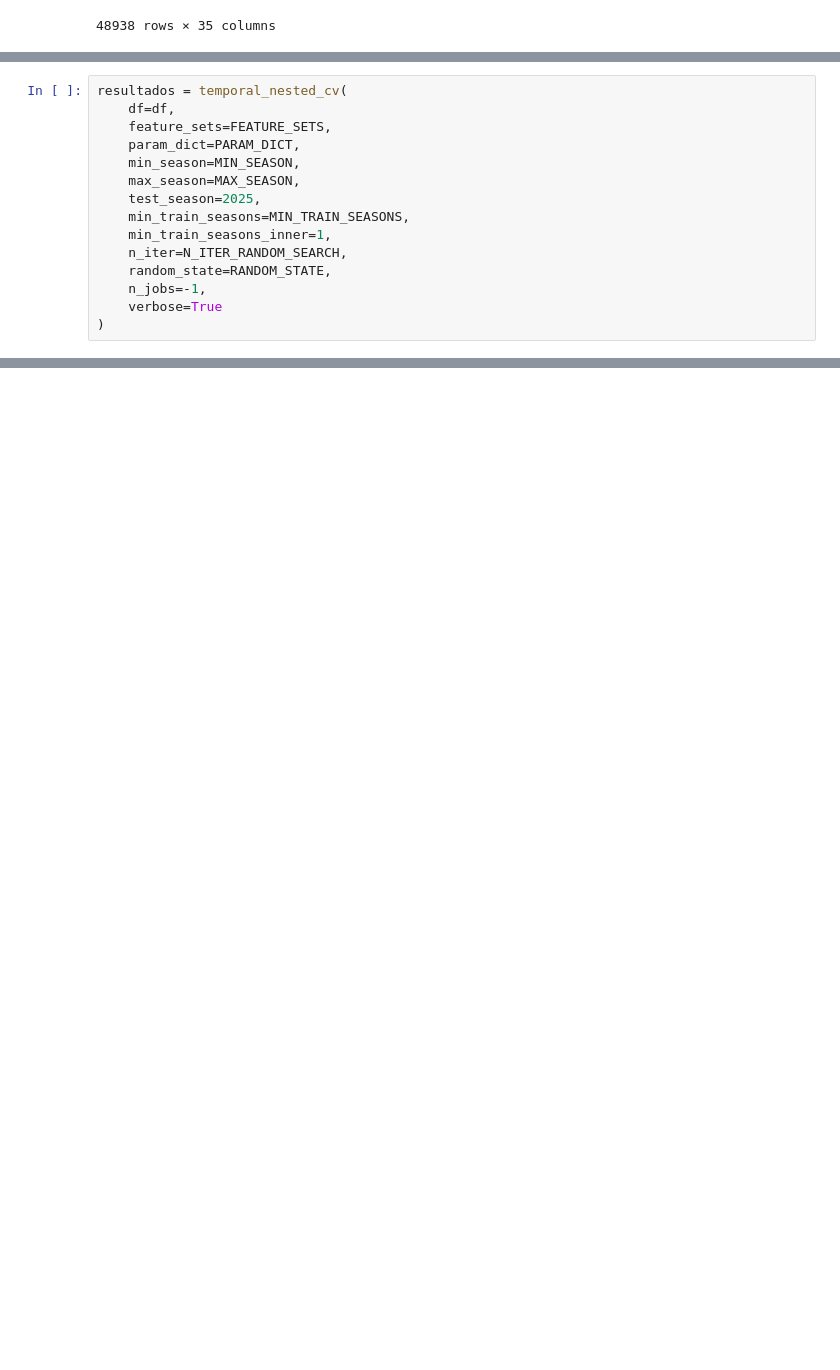
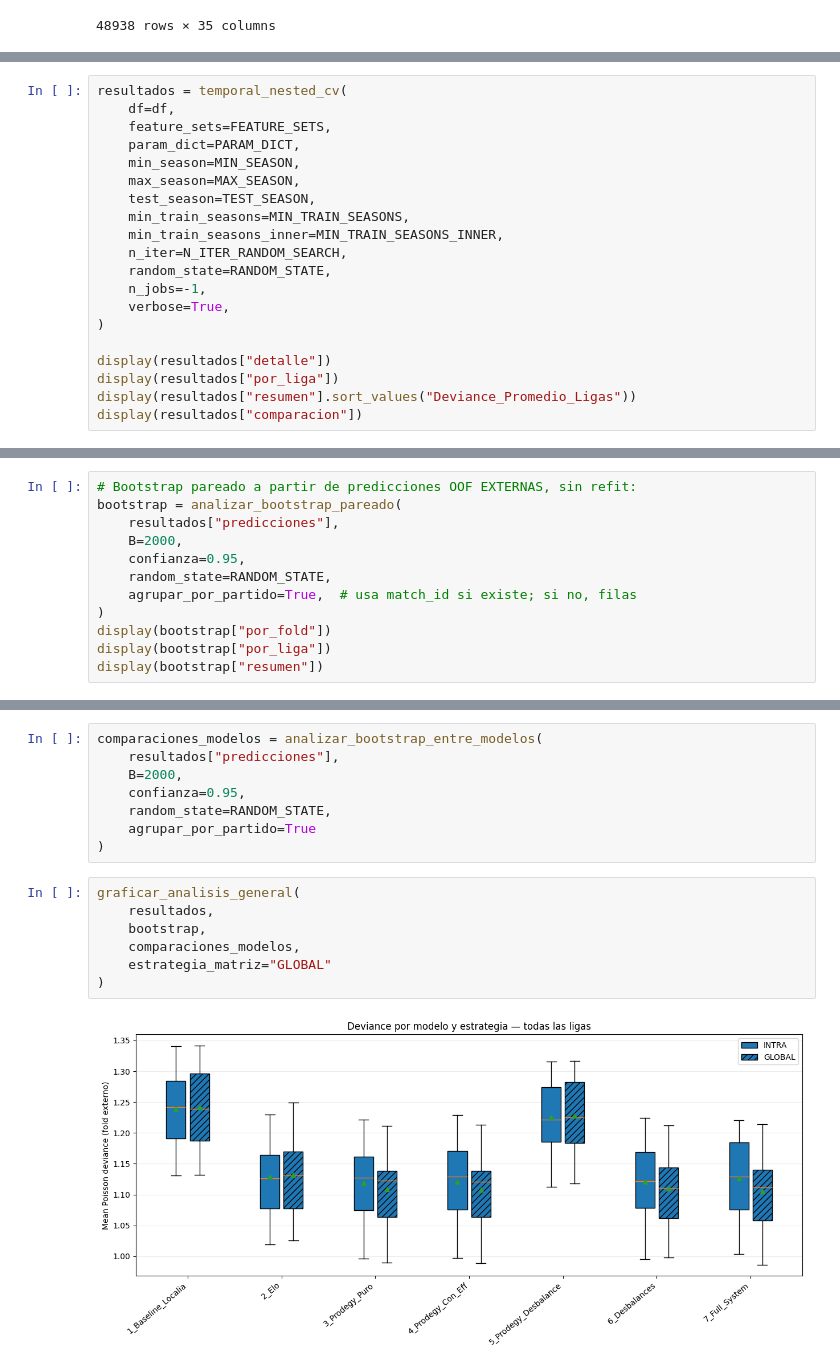
Before and after one commit to SantiDrelewicz/prode, a Jupyter notebook: notebooks/EvaluacionProde.ipynb, the cells around one changed output, grey strips where cells are left out. Cells and saved outputs as stored; diff of their text form; blank space fills up the shorter version.

```diff
--- a/notebooks/EvaluacionProde.ipynb
+++ b/notebooks/EvaluacionProde.ipynb
@@ -364,12 +477,17 @@ resultados = temporal_nested_cv(
     param_dict=PARAM_DICT,
     min_season=MIN_SEASON,
     max_season=MAX_SEASON,
-    test_season=2025,
+    test_season=TEST_SEASON,
     min_train_seasons=MIN_TRAIN_SEASONS,
-    min_train_seasons_inner=1,
+    min_train_seasons_inner=MIN_TRAIN_SEASONS_INNER,
     n_iter=N_ITER_RANDOM_SEARCH,
     random_state=RANDOM_STATE,
     n_jobs=-1,
-    verbose=True
+    verbose=True,
 )
+
+display(resultados["detalle"])
+display(resultados["por_liga"])
+display(resultados["resumen"].sort_values("Deviance_Promedio_Ligas"))
+display(resultados["comparacion"])
 # %% [output]
@@ -458,0 +810,12 @@ display(resultados["comparacion"])
+# %%
+# Bootstrap pareado a partir de predicciones OOF EXTERNAS, sin refit:
+bootstrap = analizar_bootstrap_pareado(
+    resultados["predicciones"],
+    B=2000,
+    confianza=0.95,
+    random_state=RANDOM_STATE,
+    agrupar_por_partido=True,  # usa match_id si existe; si no, filas
+)
+display(bootstrap["por_fold"])
+display(bootstrap["por_liga"])
+display(bootstrap["resumen"])
@@ -458,0 +1221,17 @@ display(resultados["comparacion"])
+# %%
+comparaciones_modelos = analizar_bootstrap_entre_modelos(
+    resultados["predicciones"],
+    B=2000,
+    confianza=0.95,
+    random_state=RANDOM_STATE,
+    agrupar_por_partido=True
+)
+# %%
+graficar_analisis_general(
+    resultados,
+    bootstrap,
+    comparaciones_modelos,
+    estrategia_matriz="GLOBAL"
+)
+# %% [output]
+[figure, added]
```
Also changed, not shown: parts of 14 cells of this notebook.
